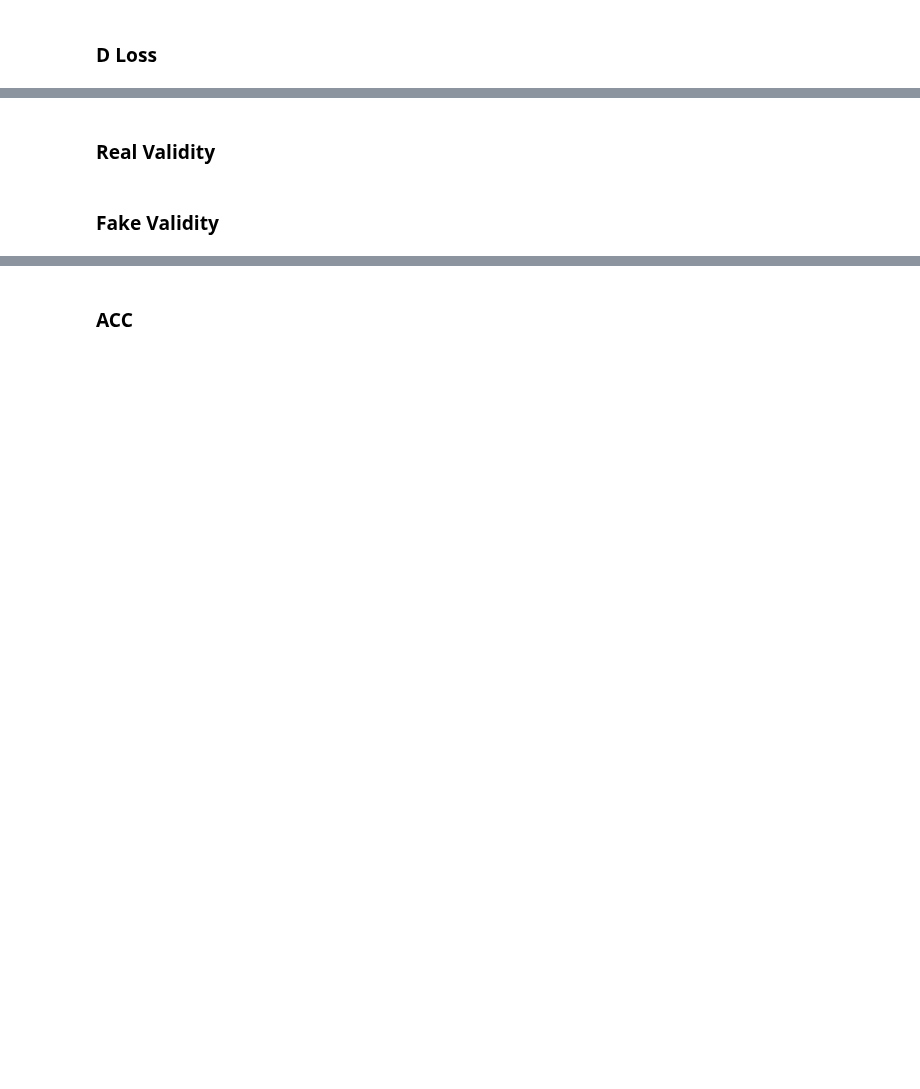
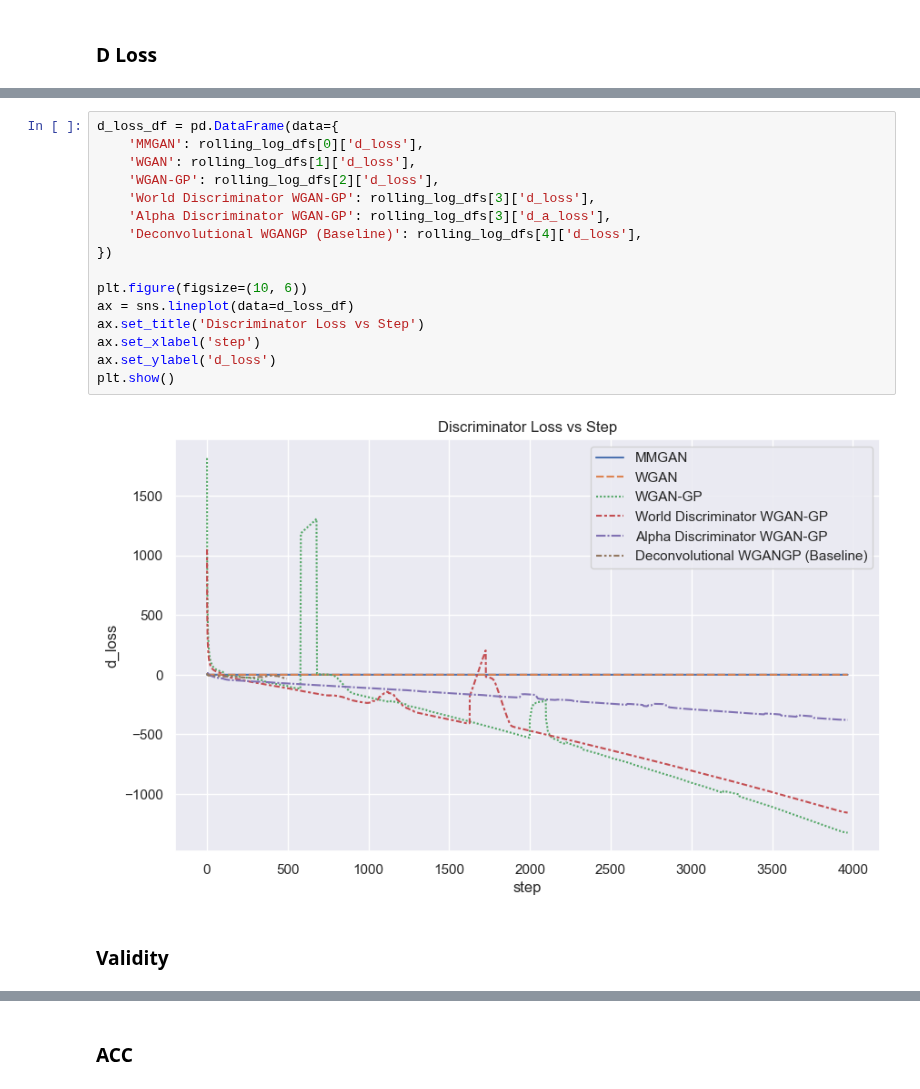
Before and after one commit to chaosarium/3D-GANCA, a Jupyter notebook: GANCA visualization.ipynb, the cells around one changed output, grey strips where cells are left out. Cells and saved outputs as stored; diff of their text form; blank space fills up the shorter version.

```diff
--- a/GANCA visualization.ipynb
+++ b/GANCA visualization.ipynb
@@ -331,4 +365,20 @@ Index(['d_loss', 'epoch', 'fake_validity', 'g_loss', 'real_validity'], dtype='ob
+# %%
+d_loss_df = pd.DataFrame(data={
+    'MMGAN': rolling_log_dfs[0]['d_loss'],
+    'WGAN': rolling_log_dfs[1]['d_loss'],
+    'WGAN-GP': rolling_log_dfs[2]['d_loss'],
+    'World Discriminator WGAN-GP': rolling_log_dfs[3]['d_loss'],
+    'Alpha Discriminator WGAN-GP': rolling_log_dfs[3]['d_a_loss'],
+    'Deconvolutional WGANGP (Baseline)': rolling_log_dfs[4]['d_loss'],
+})
+
+plt.figure(figsize=(10, 6))
+ax = sns.lineplot(data=d_loss_df)
+ax.set_title('Discriminator Loss vs Step')
+ax.set_xlabel('step')
+ax.set_ylabel('d_loss')
+plt.show()
+# %% [output]
+[figure, added]
 # %% [markdown]
-### Real Validity
+### Validity
-# %% [markdown]
-### Fake Validity
```
Also changed, not shown: parts of 9 cells of this notebook.
